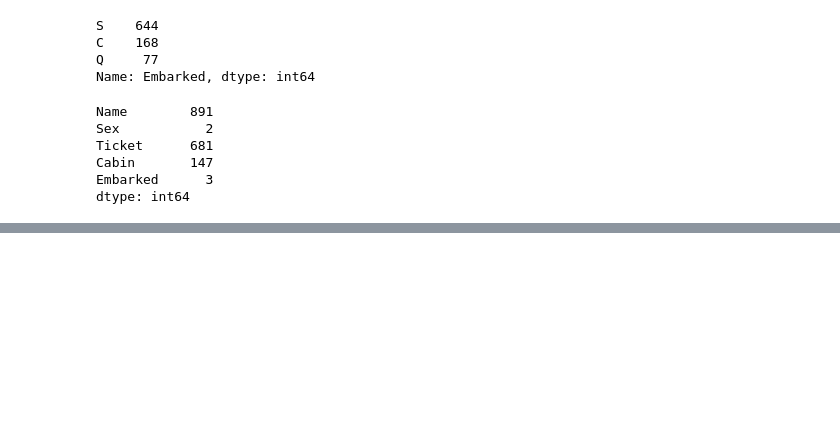
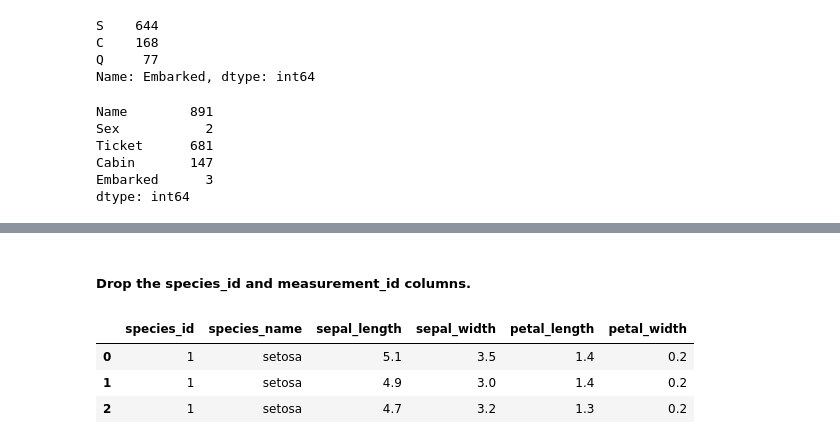
Before and after one commit to ForrestMccrosky/classification-exercises, a Jupyter notebook: classification_exercises.ipynb, the cells around one changed output, grey strips where cells are left out. Cells and saved outputs as stored; diff of their text form; code cells hidden in the pictures; blank space fills up the shorter version.

```diff
--- a/classification_exercises.ipynb
+++ b/classification_exercises.ipynb
@@ -250,0 +266,10 @@ dtype: int64
+# %% [markdown]
+##### Drop the species_id and measurement_id columns.
+# %%
+## iris = iris.drop(columns='species_id') already dropped the column can't run again
+iris.head(3)
+# %% [output]
+|  | species_id | species_name | sepal_length | sepal_width | petal_length | petal_width |
+| 0 | 1 | setosa | 5.1 | 3.5 | 1.4 | 0.2 |
+| 1 | 1 | setosa | 4.9 | 3.0 | 1.4 | 0.2 |
+| 2 | 1 | setosa | 4.7 | 3.2 | 1.3 | 0.2 |
```
Also changed, not shown: parts of 13 cells of this notebook.
